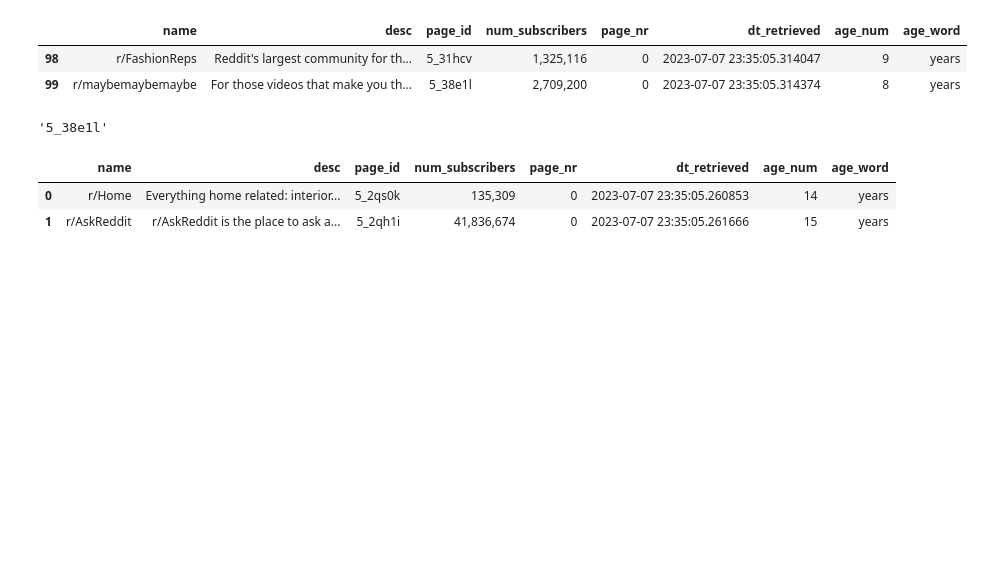
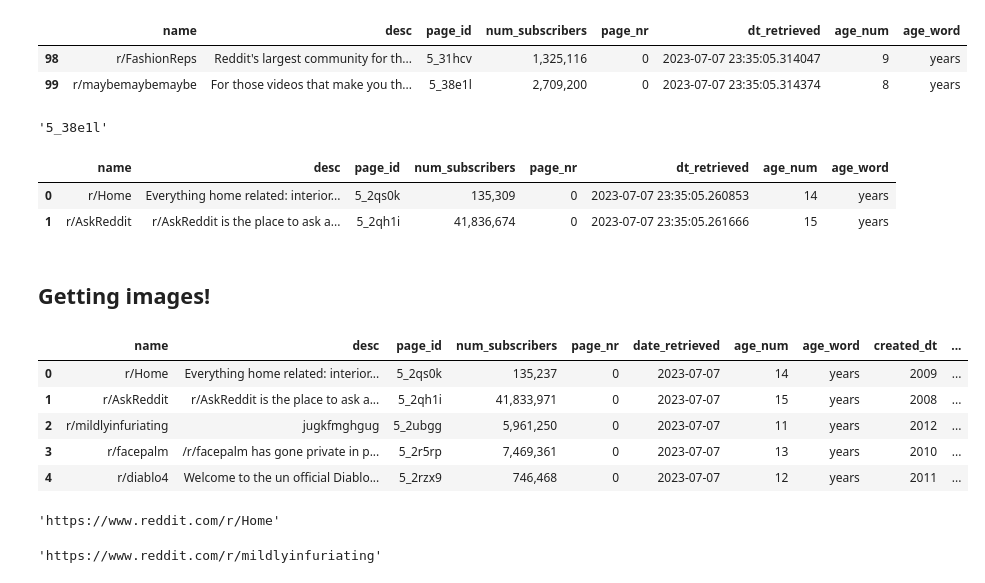
Before and after one commit to jellomoat/subs, a Jupyter notebook: lede-project-2-prep.ipynb, the cells around one changed output. Cells and saved outputs as stored; diff of their text form; code cells hidden in the pictures; blank space fills up the shorter version.

Commit message:
added header image scraping, prep for flourish, and large num conversion

```diff
--- a/lede-project-2-prep.ipynb
+++ b/lede-project-2-prep.ipynb
@@ -150,6 +150,14 @@ def convert_age_ago_to_created_ts(row):
     days = days_conversion[row["age_word"].rstrip("s")] * int(row["age_num"])
 
     return datetime.strptime(row["date_retrieved"], "%Y-%m-%d") - timedelta(days=days)
+# %%
+def convert_large_nums(num):
+    if num >= 1000000:
+        return f"{num/1000000:.1f} million"
+    elif num >= 1000:
+        return f"{num/1000:.1f} thousand"
+    else:
+        return num
 # %%
 # Execute this in final run
 # core_df["created_dt"] = core_df.apply(lambda x: convert_age_ago_to_created_ts(x).year, axis=1)
@@ -202,6 +210,8 @@ core_df.head()
 | 4 | r/diablo4 | Welcome to the un official Diablo... | 5_2rzx9 | 746,468 | 0 | 2023-07-07 | 12 | years |
 # %%
 core_df["created_dt"] = core_df.apply(lambda x: convert_age_ago_to_created_ts(x).year, axis=1)
+# %%
+core_df["human_num_subscribers"] = core_df["num_subscribers"].apply(lambda x: x.replace(",", "")).astype(int).apply(lambda x: convert_large_nums(x))
 # %%
 core_df.head()
 # %% [output]
@@ -283,3 +293,21 @@ test_parsing_df[~test_parsing_df["desc"].isna()].head(2)
 |  | name | desc | page_id | num_subscribers | page_nr | dt_retrieved | age_num | age_word |
 | 0 | r/Home | Everything home related: interior... | 5_2qs0k | 135,309 | 0 | 2023-07-07 23:35:05.260853 | 14 | years |
 | 1 | r/AskReddit | r/AskReddit is the place to ask a... | 5_2qh1i | 41,836,674 | 0 | 2023-07-07 23:35:05.261666 | 15 | years |
+# %% [markdown]
+## Getting images!
+# %%
+core_df.head()
+# %% [output]
+|  | name | desc | page_id | num_subscribers | page_nr | date_retrieved | age_num | age_word | created_dt | ... |
+| 0 | r/Home | Everything home related: interior... | 5_2qs0k | 135,237 | 0 | 2023-07-07 | 14 | years | 2009 | ... |
+| 1 | r/AskReddit | r/AskReddit is the place to ask a... | 5_2qh1i | 41,833,971 | 0 | 2023-07-07 | 15 | years | 2008 | ... |
+| 2 | r/mildlyinfuriating | jugkfmghgug | 5_2ubgg | 5,961,250 | 0 | 2023-07-07 | 11 | years | 2012 | ... |
+| 3 | r/facepalm | /r/facepalm has gone private in p... | 5_2r5rp | 7,469,361 | 0 | 2023-07-07 | 13 | years | 2010 | ... |
+| 4 | r/diablo4 | Welcome to the un official Diablo... | 5_2rzx9 | 746,468 | 0 | 2023-07-07 | 12 | years | 2011 | ... |
+# %%
+def linkify(row):
+    return "".join((f"https://www.reddit.com/{row['name']}".strip()))
+
+linkify(core_df.iloc[0])
+# %% [output]
+'https://www.reddit.com/r/Home'
@@ -285,0 +316,4 @@ test_parsing_df[~test_parsing_df["desc"].isna()].head(2)
+# %%
+core_df["subreddit_url"][2]
+# %% [output]
+'https://www.reddit.com/r/mildlyinfuriating'
```
Also changed, not shown: parts of 19 cells of this notebook.
